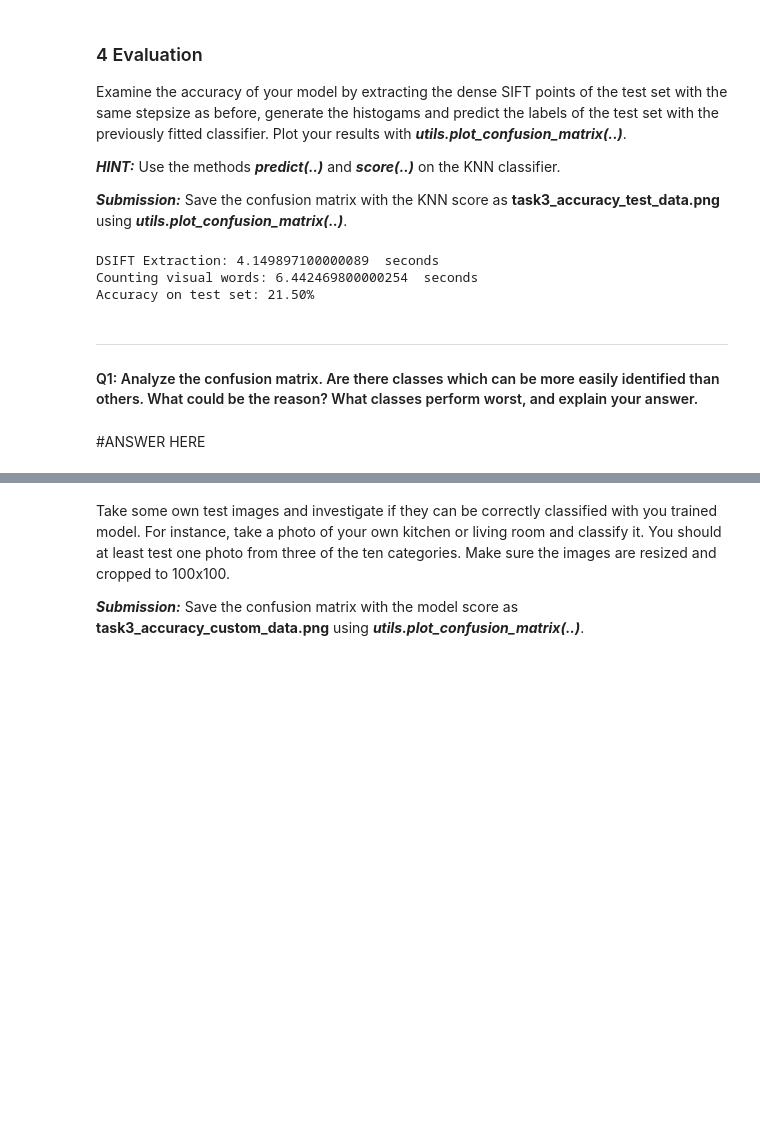
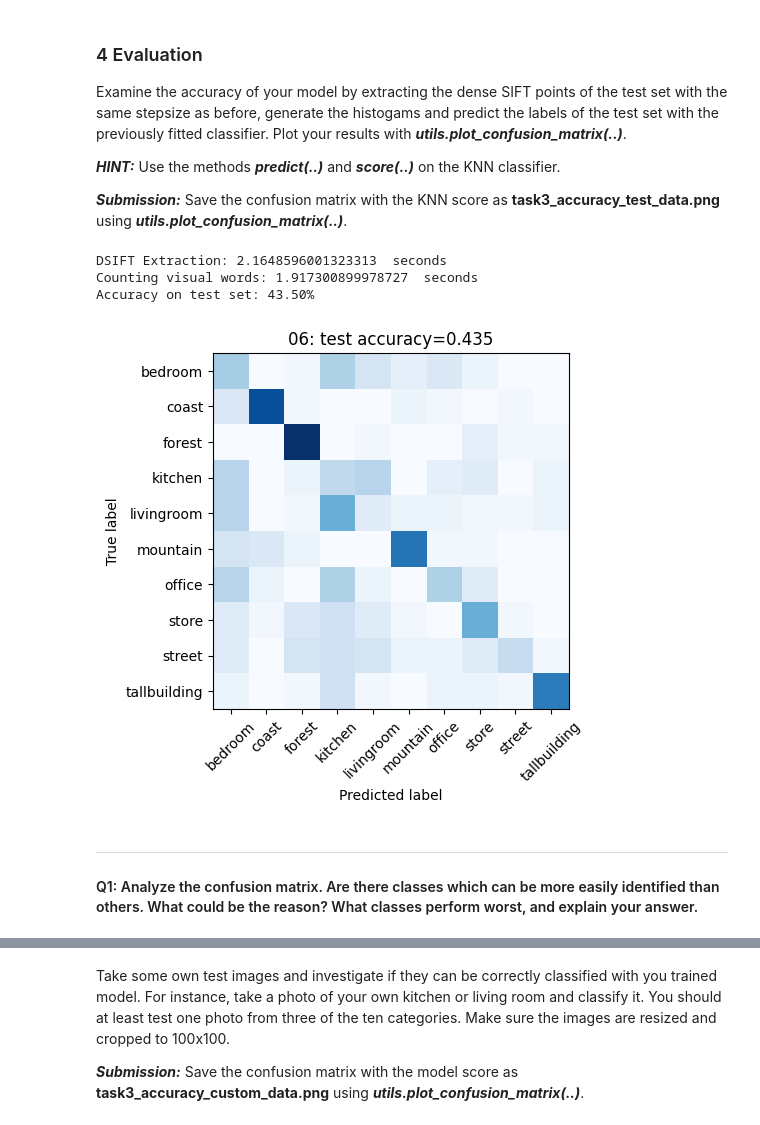
Before and after one commit to vliopas97/CV2024, a Jupyter notebook: Assignment2/TASK3/Task3.ipynb, the cells around one changed output, grey strips where cells are left out. Saved outputs shown, nothing was run; the diff lists cells and outputs as text; code cells hidden in the pictures; blank space fills up the shorter version.

Commit message:
Task 3 done

```diff
--- a/Assignment2/TASK3/Task3.ipynb
+++ b/Assignment2/TASK3/Task3.ipynb
@@ -61,18 +60,10 @@ _***HINT:***_
 # %%
 #student code start
 
-descriptors = features.extract_dsift(train_images, stepsize=5, num_samples=100)
-descriptors = np.array(descriptors)
-print(f"descriptors dimension: {descriptors.shape}")
+descriptors = features.extract_dsift(train_images, stepsize=7, num_samples=100)
+descriptors = np.vstack(descriptors)
 
-descriptors = np.vstack(descriptors)  # Stack descriptors from all images
-print(f"Stacked descriptors dimension: {descriptors.shape}")
-
-
-# Fit KMeans to the descriptors
-kmeans = KMeans(n_clusters=50)
-kmeans.fit(descriptors)
-
-# Cluster centers represent the visual words
-visualWords = kmeans.cluster_centers_
+kmeans = KMeans(n_clusters=52)
+visualWords = kmeans.fit(descriptors).cluster_centers_
+#student code end
 # %% [output]
@@ -87,9 +76,11 @@ Generat a histogram per image using the centroids. First extract the dense SIFT
 After, implement ***count_visual_words(..)*** in ***features.py*** to obtain a histogram per image. Build a kNN classifier with ***KNeighborsClassifier(..)*** and fit the the model with the histogram data of the training images and training labels. Set the neighbourhood size to **3**.
 # %%
 #student code start
-train_descriptors = features.extract_dsift(train_images, stepsize=1, num_samples=None)
-histograms = features.count_visual_words(train_descriptors, visualWords)
+train_descriptors = features.extract_dsift(train_images, stepsize=2, num_samples=None)
+
+train_histograms = features.count_visual_words(train_descriptors, visualWords)
+
 knn = KNeighborsClassifier(n_neighbors=3)
-knn.fit(histograms, train_labels)
+knn.fit(train_histograms, train_labels)
 #student code end
 # %% [output]
@@ -108,21 +99,21 @@ Use the methods ***predict(..)*** and ***score(..)*** on the KNN classifier.
 ***Submission:*** Save the confusion matrix with the KNN score as **task3_accuracy_test_data.png** using ***utils.plot_confusion_matrix(..)***.
 # %%
 #student code start
-test_descriptors = features.extract_dsift(test_images, stepsize=1, num_samples=None)
+test_descriptors = features.extract_dsift(test_images, stepsize=2, num_samples=None)
 test_histograms = features.count_visual_words(test_descriptors, visualWords)
 
 predictions = knn.predict(test_histograms)
 
 accuracy = knn.score(test_histograms, test_labels)
 print(f"Accuracy on test set: {accuracy * 100:.2f}%")
 
+utils.plot_confusion_matrix(test_labels, predictions, accuracy, class_names, "06", "task3_accuracy_test_data")
 #student code end
 # %% [output]
-DSIFT Extraction: 4.149897100000089  seconds
-Counting visual words: 6.442469800000254  seconds
-Accuracy on test set: 21.50%
+DSIFT Extraction: 2.1648596001323313  seconds
+Counting visual words: 1.917300899978727  seconds
+Accuracy on test set: 43.50%
+[figure, added]
 # %% [markdown]
 ***
 #### Q1: Analyze the confusion matrix. Are there classes which can be more easily identified than others. What could be the reason? What classes perform worst, and explain your answer.
-# %% [markdown]
-#ANSWER HERE
```
Also changed, not shown: parts of 8 cells of this notebook, 9 other files.
